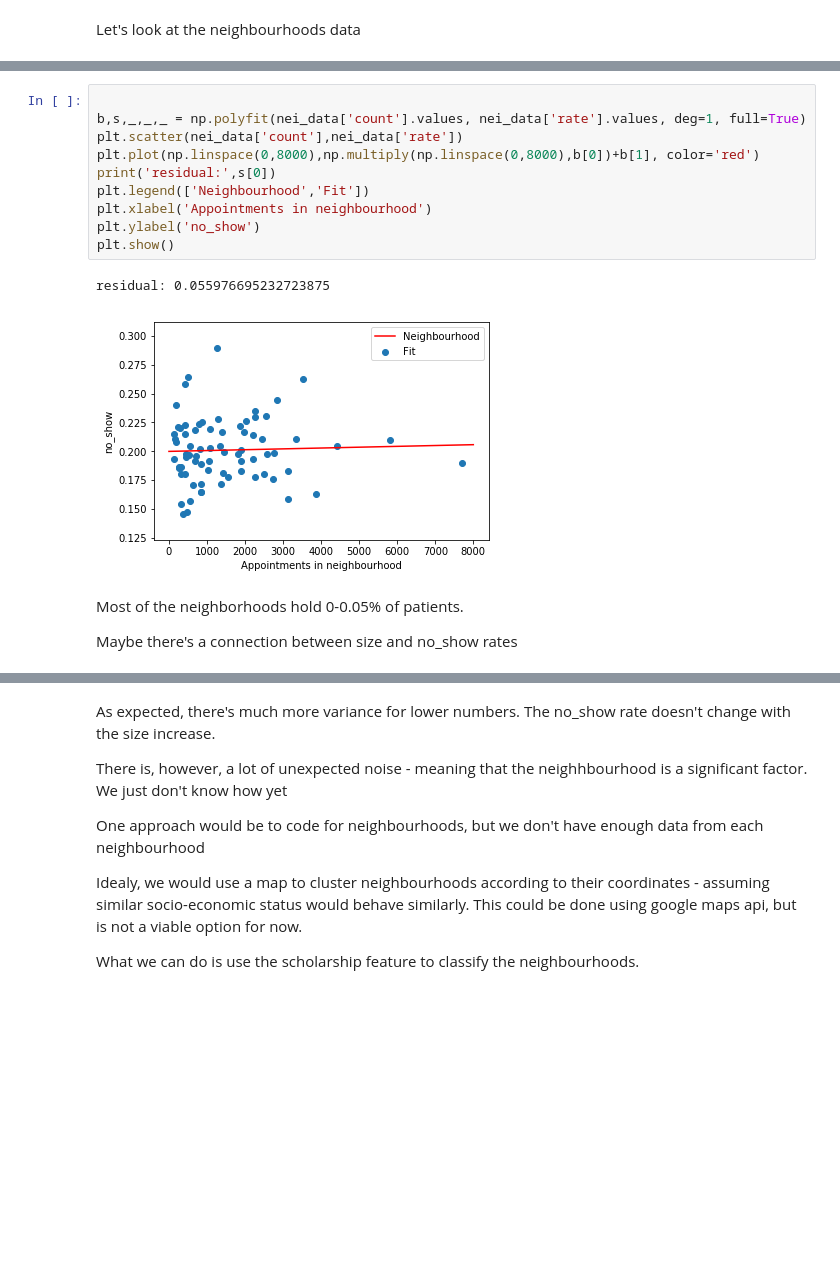
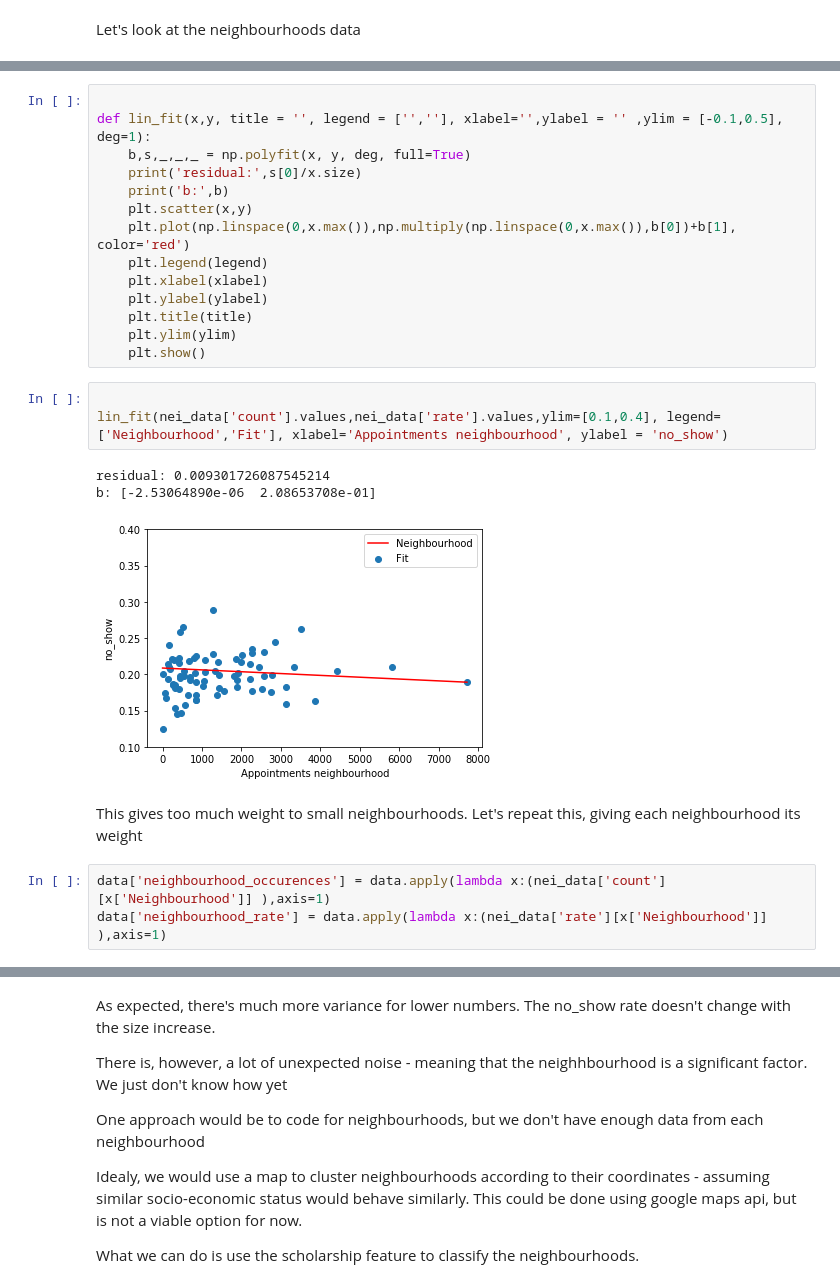
Before and after one commit to idotsuk/patients_no_show, a Jupyter notebook: patient_no_show.ipynb, the cells around one changed output, grey strips where cells are left out. Cells and saved outputs as stored; diff of their text form; blank space fills up the shorter version.

```diff
--- a/patient_no_show.ipynb
+++ b/patient_no_show.ipynb
@@ -413,17 +406,26 @@ JARDIM CAMBURI    7713    0.367799  0.189809
 # %%
 
-b,s,_,_,_ = np.polyfit(nei_data['count'].values, nei_data['rate'].values, deg=1, full=True)
-plt.scatter(nei_data['count'],nei_data['rate'])
-plt.plot(np.linspace(0,8000),np.multiply(np.linspace(0,8000),b[0])+b[1], color='red')
-print('residual:',s[0])
-plt.legend(['Neighbourhood','Fit'])
-plt.xlabel('Appointments in neighbourhood')
-plt.ylabel('no_show')
-plt.show()
+def lin_fit(x,y, title = '', legend = ['',''], xlabel='',ylabel = '' ,ylim = [-0.1,0.5], deg=1):
+    b,s,_,_,_ = np.polyfit(x, y, deg, full=True)
+    print('residual:',s[0]/x.size)
+    print('b:',b)
+    plt.scatter(x,y)
+    plt.plot(np.linspace(0,x.max()),np.multiply(np.linspace(0,x.max()),b[0])+b[1], color='red')
+    plt.legend(legend)
+    plt.xlabel(xlabel)
+    plt.ylabel(ylabel)
+    plt.title(title)
+    plt.ylim(ylim)
+    plt.show()
-# %% [output]
-residual: 0.055976695232723875
-[figure, removed]
-# %% [markdown]
-Most of the neighborhoods hold 0-0.05% of patients.
-
-Maybe there's a connection between size and no_show rates
+# %%
+
+lin_fit(nei_data['count'].values,nei_data['rate'].values,ylim=[0.1,0.4], legend=['Neighbourhood','Fit'], xlabel='Appointments neighbourhood', ylabel = 'no_show')
+# %% [output]
+residual: 0.009301726087545214
+b: [-2.53064890e-06  2.08653708e-01]
+[figure, added]
+# %% [markdown]
+This gives too much weight to small neighbourhoods. Let's repeat this, giving each neighbourhood its weight
+# %%
+data['neighbourhood_occurences'] = data.apply(lambda x:(nei_data['count'][x['Neighbourhood']] ),axis=1)
+data['neighbourhood_rate'] = data.apply(lambda x:(nei_data['rate'][x['Neighbourhood']] ),axis=1)
```
Also changed, not shown: parts of 18 cells of this notebook.
